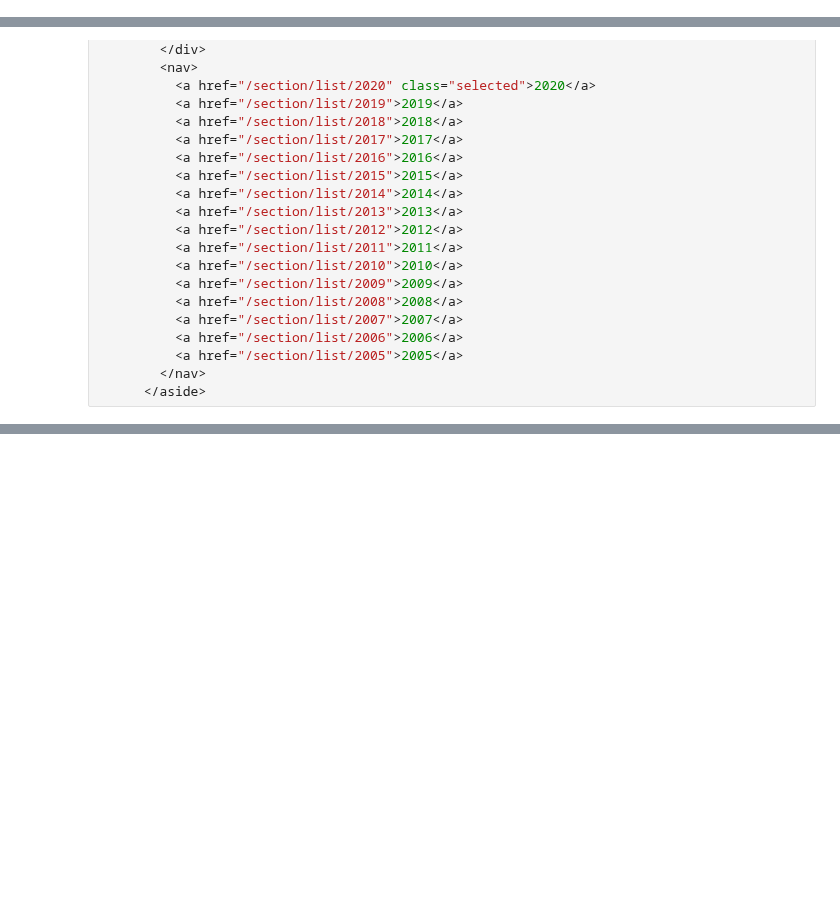
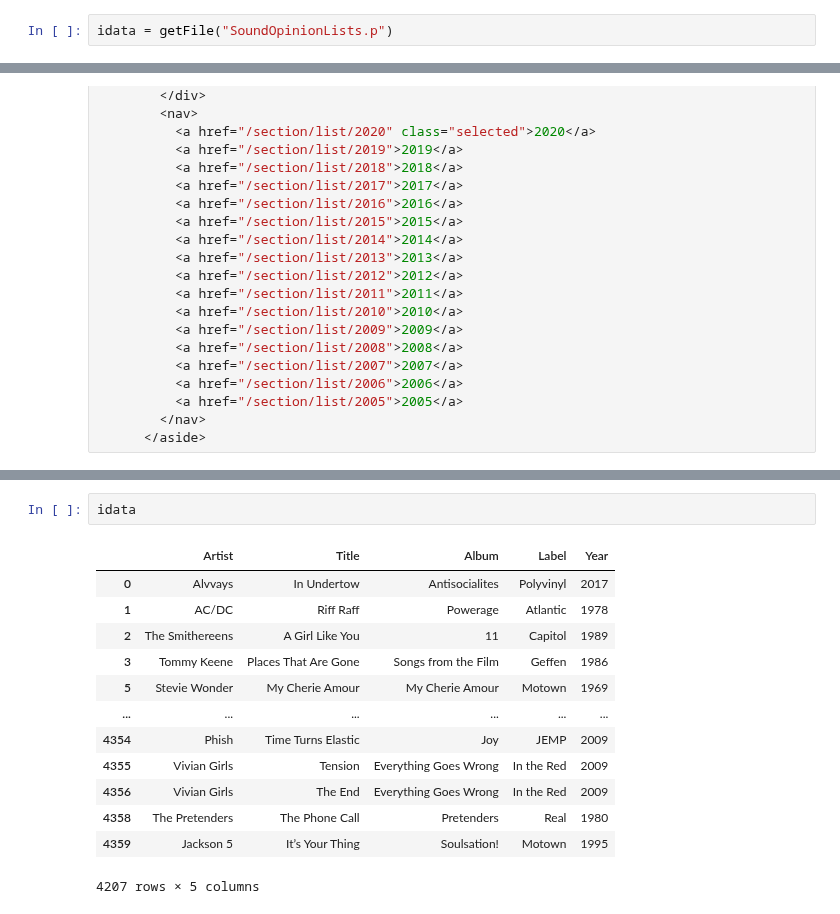
Before and after one commit to tgadf/charts, a Jupyter notebook: Sound Opinions.ipynb, the cells around one changed output, grey strips where cells are left out. Cells and saved outputs as stored; diff of their text form; blank space fills up the shorter version.

```diff
--- a/Sound Opinions.ipynb
+++ b/Sound Opinions.ipynb
@@ -232,0 +269,2 @@ saveFile(idata=df, ifile="SoundOpinionLists.p")
+# %%
+idata = getFile("SoundOpinionLists.p")
@@ -280,2 +309,18 @@ saveFile(idata=df, ifile="SoundOpinionLists.p")
+# %%
+idata
+# %% [output]
+|  | Artist | Title | Album | Label | Year |
+| 0 | Alvvays | In Undertow | Antisocialites | Polyvinyl | 2017 |
+| 1 | AC/DC | Riff Raff | Powerage | Atlantic | 1978 |
+| 2 | The Smithereens | A Girl Like You | 11 | Capitol | 1989 |
+| 3 | Tommy Keene | Places That Are Gone | Songs from the Film | Geffen | 1986 |
+| 5 | Stevie Wonder | My Cherie Amour | My Cherie Amour | Motown | 1969 |
+| ... | ... | ... | ... | ... | ... |
+| 4354 | Phish | Time Turns Elastic | Joy | JEMP | 2009 |
+| 4355 | Vivian Girls | Tension | Everything Goes Wrong | In the Red | 2009 |
+| 4356 | Vivian Girls | The End | Everything Goes Wrong | In the Red | 2009 |
+| 4358 | The Pretenders | The Phone Call | Pretenders | Real | 1980 |
+| 4359 | Jackson 5 | It’s Your Thing | Soulsation! | Motown | 1995 |
+4207 rows × 5 columns
 # %%
 data
```
Also changed, not shown: parts of 7 cells of this notebook, 6 other files.
